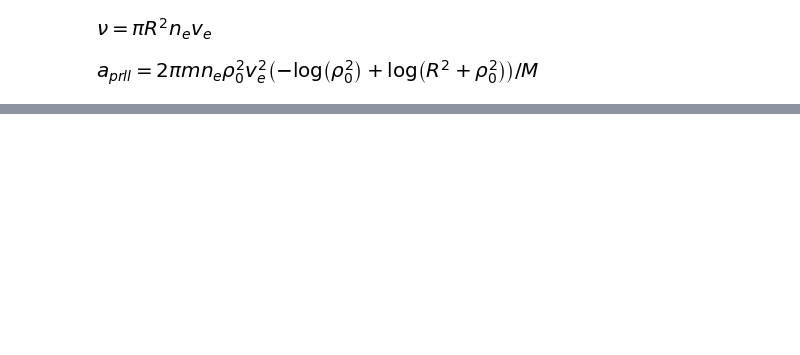
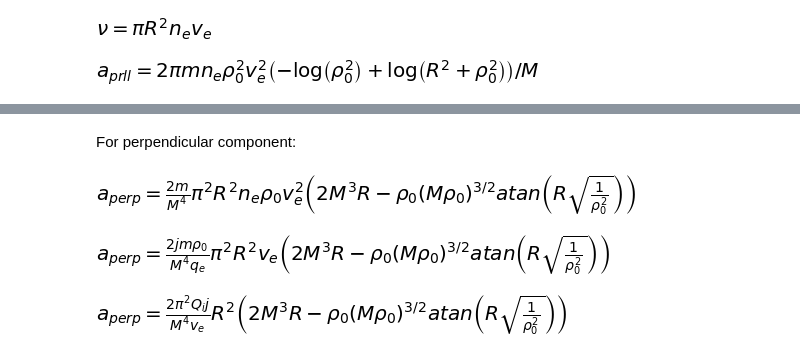
Before and after one commit to epicf/ef, a Jupyter notebook: examples/acceleration_of_ion_in_electron_beam/Ion Acceleration by Electrons.ipynb, the cells around one changed output, grey strips where cells are left out. Cells and saved outputs as stored; diff of their text form; code cells hidden in the pictures; blank space fills up the shorter version.

```diff
--- a/examples/acceleration_of_ion_in_electron_beam/Ion Acceleration by Electrons.ipynb
+++ b/examples/acceleration_of_ion_in_electron_beam/Ion Acceleration by Electrons.ipynb
@@ -98,0 +135,13 @@ display( aprll_eq )
+# %% [markdown]
+For perpendicular component:
+# %%
+aperp_eq = Eq( av_a_perp, simplify( av_dv_i_perp * nu_eq.rhs ) )
+display( aperp_eq )
+aperp_eq = Eq( aperp_eq.lhs, aperp_eq.rhs.subs([(n_e * v_e, j / q_e )]) )
+display( aperp_eq )
+aperp_eq = Eq( aperp_eq.lhs, aperp_eq.rhs.subs([(rho_0 * v_e, v_e * q_e * Q_i / (m * v_e**2) )]) )
+display( aperp_eq )
+# %% [output]
+[figure, added]
+[figure, added]
+[figure, added]
```
Also changed, not shown: parts of 8 cells of this notebook, 3 other files.
